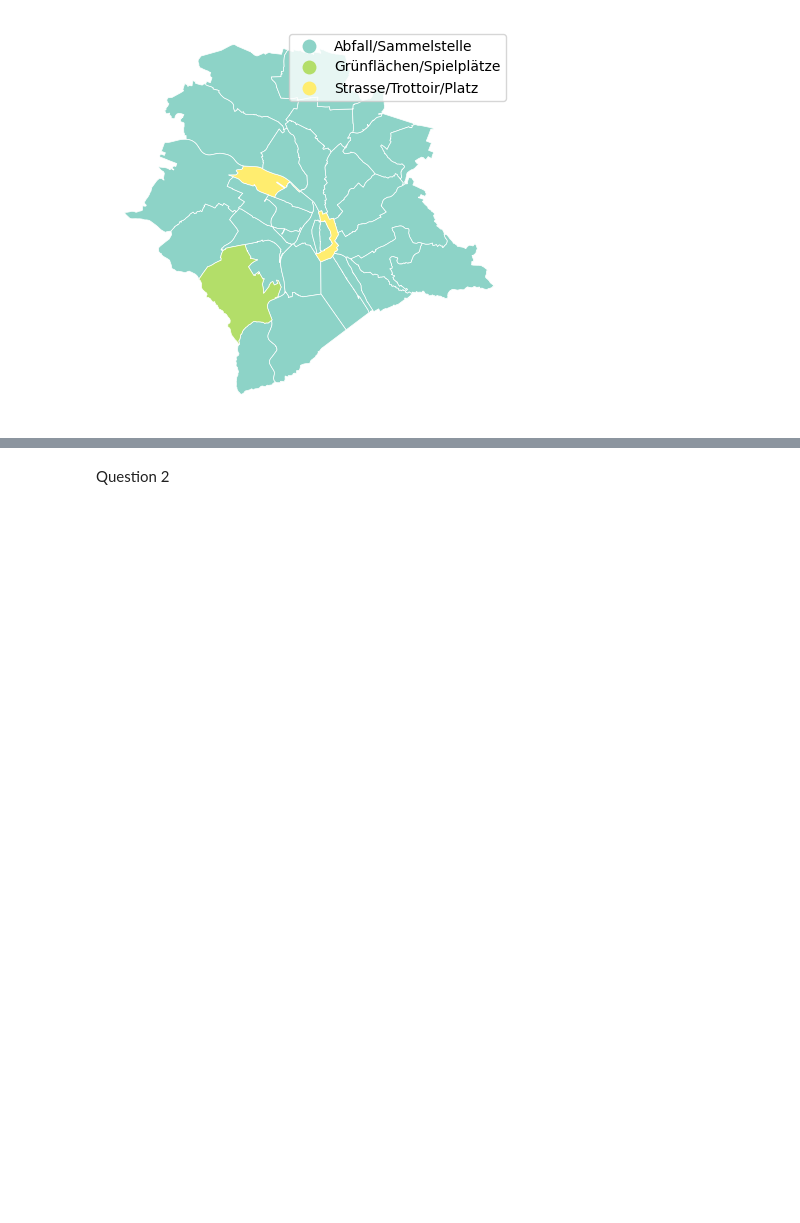
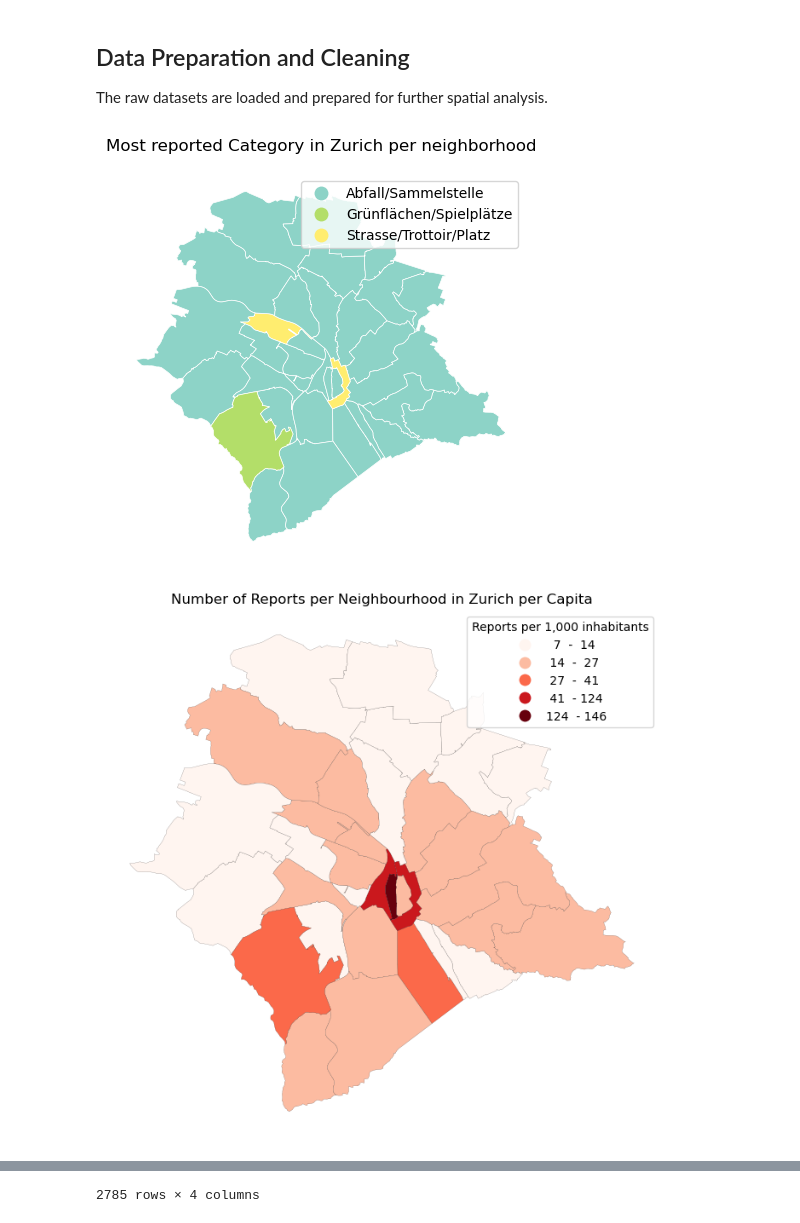
Before and after one commit to arisenn02/ESS341_Project_Arina_Senn, a Jupyter notebook: notebooks/1zurich_urban_issues.ipynb, the cells around one changed output, grey strips where cells are left out. Drawn from its saved outputs; the diff is of its cells as text; code cells hidden in the pictures; blank space fills up the shorter version.

```diff
--- a/notebooks/1zurich_urban_issues.ipynb
+++ b/notebooks/1zurich_urban_issues.ipynb
@@ -106,0 +102,3 @@ zwn_with_quartiere[zwn_with_quartiere["Quartier"].isna()]
+# %% [markdown]
+## Data Preparation and Cleaning
+The raw datasets are loaded and prepared for further spatial analysis.
@@ -107,5 +190,5 @@ zwn_with_quartiere[zwn_with_quartiere["Quartier"].isna()]
 # %%
-# Question 1: "Welche Problemkategorien werden im jeweiligen statistischen Qaurtier am häufigsten gemeldet?
+# Question 1: "What categories of problems are reported most frequently in each neighbourhood ? "
 
 #perform spatial join
 zwn_with_quartiere = gpd.sjoin(processed_zwn,processed_quartiere, how="left", predicate ="within")
@@ -118,40 +201,70 @@ zwn_with_quartiere = gpd.sjoin(processed_zwn,processed_quartiere, how="left", pr
 #name="count" ist der Name der Spalte, sonst wäre er 0
 
 count = zwn_with_quartiere.groupby(["Quartier","category"]).size().reset_index(name="count")
 result = count.sort_values(["Quartier", "count"], ascending=[True, False]).drop_duplicates("Quartier")
 
 
 #plot
 import matplotlib.pyplot as plt
 #verbindet beide Tabellen über Spalte Quartier
 map_df = processed_quartiere.merge(result, on="Quartier",how="left") #left-->behalte alle Quartiere auch wenn kein Ergebnis existiert
 
 fig, ax = plt.subplots(figsize=(10,5)) # creates empty figure "Graffiti": "red",
 
 map_df.plot(
     column="category", #each Quartier gets a color based on its category
     categorical=True, # treat values as categories and not numbers
     edgecolor = "white",
     legend=True,
     linewidth = 0.5,
     cmap = "Set3",
     ax=ax #draw the axes on the axes we creaed
 )
 ax.axis("off")
+ax.set_title("Most reported Category in Zurich per neighborhood")
 
 plt.show()
-
-#fig, ax = plt.subplots(figsize=(10,5))
-#processed_quartiere.plot(ax=ax)
-#zwn_with_quartiere.plot(ax=ax,color ="lightgrey")
-
-#plt.show()
-
-
-
 # Check NaN values in spatial join: 8 NaN values out of 72'411 reports
 #zwn_with_quartiere["Quartier"].isna().sum()
 #zwn_with_quartiere[zwn_with_quartiere["Quartier"].isna()]
 #zwn_with_quartiere["Quartier"].notna().sum()
+
+#ergänzend Frage1 Abfallmeldungen pro Einwohner pro Quartier, um herauszufinden wo das Abfallproblem das grösste Problem ist
+
+
+
+merge1=processed_quartiere.merge(pop_size, on="Quartier",how="left")
+filtered_Abfall = count[count["category"]=="Grünflächen/Spielplätze"]
+merge2=merge1.merge(filtered_Abfall, on = "Quartier", how="left")
+
+merge2["Abfallreports_per_capita"] = (merge2["count"]/merge2["PopSize"]*1000)
+
+
+
+
+fig, ax = plt.subplots(figsize=(16,8)) # creates empty figure
+#plot
+
+merge2.plot(
+    column="Abfallreports_per_capita",
+   scheme = "naturalbreaks",
+   k = 5,
+   edgecolor = "black",
+    legend=True,
+    linewidth = 0.1,
+    cmap="Reds",
+    ax=ax, #draw the axes on the axes we creaed
+    legend_kwds={"title": "Reports per 1,000 inhabitants","fmt": "{:.0f}"}
+)
+legend = ax.get_legend()
+for text in legend.get_texts():
+    text.set_text(text.get_text().replace(",", "  -"))
+ax.set_title("Number of Reports per Neighbourhood in Zurich per Capita")
+
+ax.axis("off")
+plt.show()
+merge2
+raw_popsize
 # %% [output]
-[figure, old version]
+[figure, new version]
+[figure, added]
@@ -158,2 +283 @@ plt.show()
+2785 rows × 4 columns
-# %% [markdown]
-Question 2
```
Also changed, not shown: parts of 11 cells of this notebook, 2 other files.
